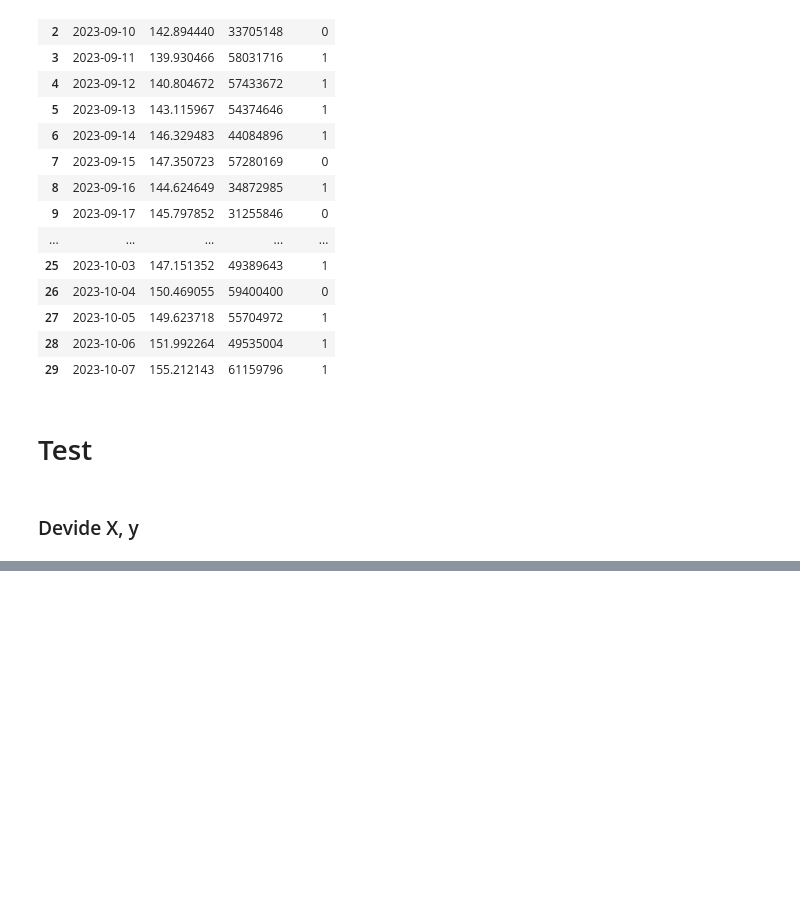
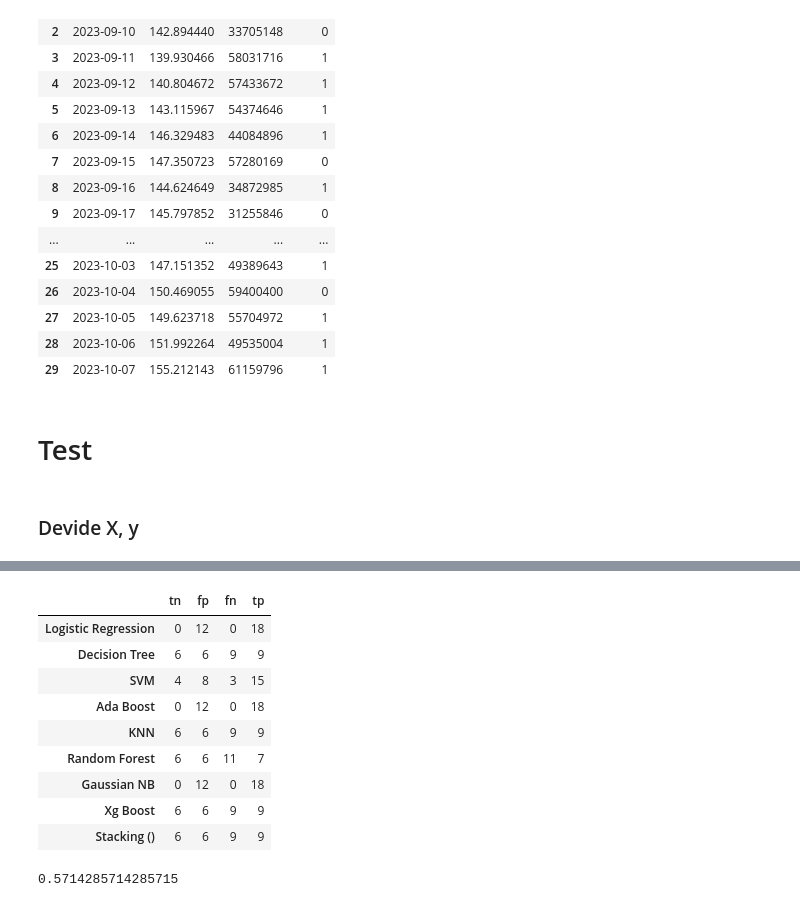
Before and after one commit to mr-robot77/Quera_G11-Project2, a Jupyter notebook: Problem 3/prediction.ipynb, the cells around one changed output, grey strips where cells are left out. Saved outputs shown, nothing was run; the diff lists cells and outputs as text; code cells hidden in the pictures; blank space fills up the shorter version.

```diff
--- a/Problem 3/prediction.ipynb
+++ b/Problem 3/prediction.ipynb
@@ -1256,0 +1461,17 @@ array([1, 0, 0, 1, 0, 0, 1, 1, 1, 0, 0, 0, 0, 0, 1, 1, 0, 1, 0, 1, 1, 0,
+# %%
+df_confusion_test
+# %% [output]
+|  | tn | fp | fn | tp |
+| Logistic Regression | 0 | 12 | 0 | 18 |
+| Decision Tree | 6 | 6 | 9 | 9 |
+| SVM | 4 | 8 | 3 | 15 |
+| Ada Boost | 0 | 12 | 0 | 18 |
+| KNN | 6 | 6 | 9 | 9 |
+| Random Forest | 6 | 6 | 11 | 7 |
+| Gaussian NB | 0 | 12 | 0 | 18 |
+| Xg Boost | 6 | 6 | 9 | 9 |
+| Stacking () | 6 | 6 | 9 | 9 |
+# %%
+f1_score(y_test, y_test.shift(1).fillna(0))
+# %% [output]
+0.5714285714285715
```
Also changed, not shown: parts of 34 cells of this notebook.
